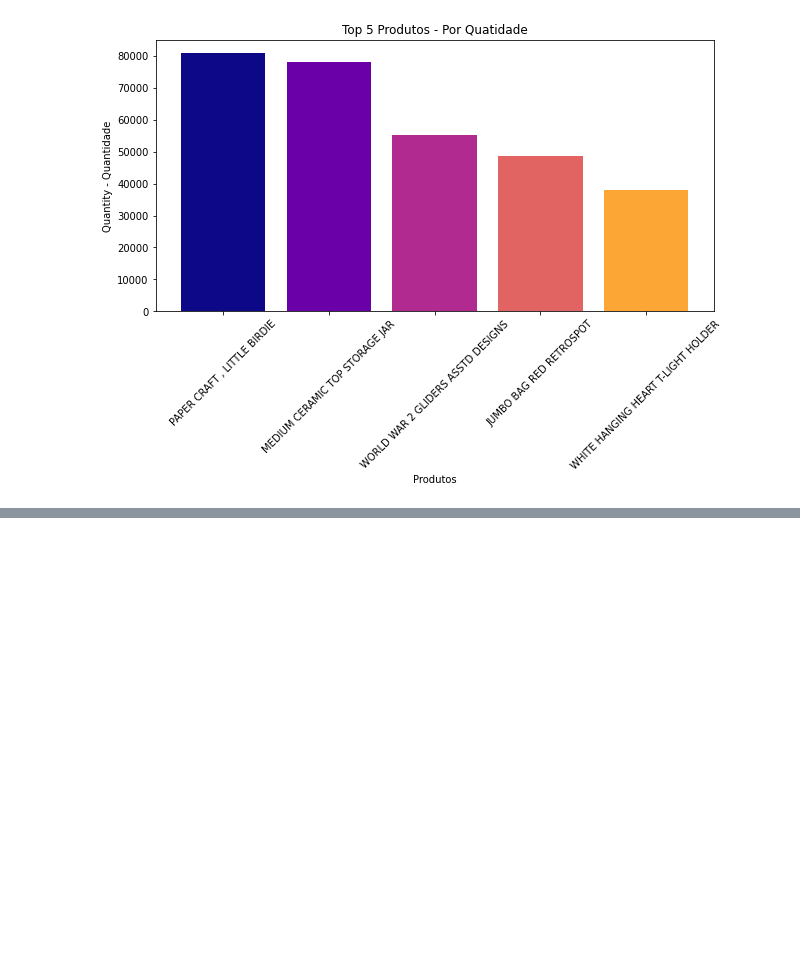
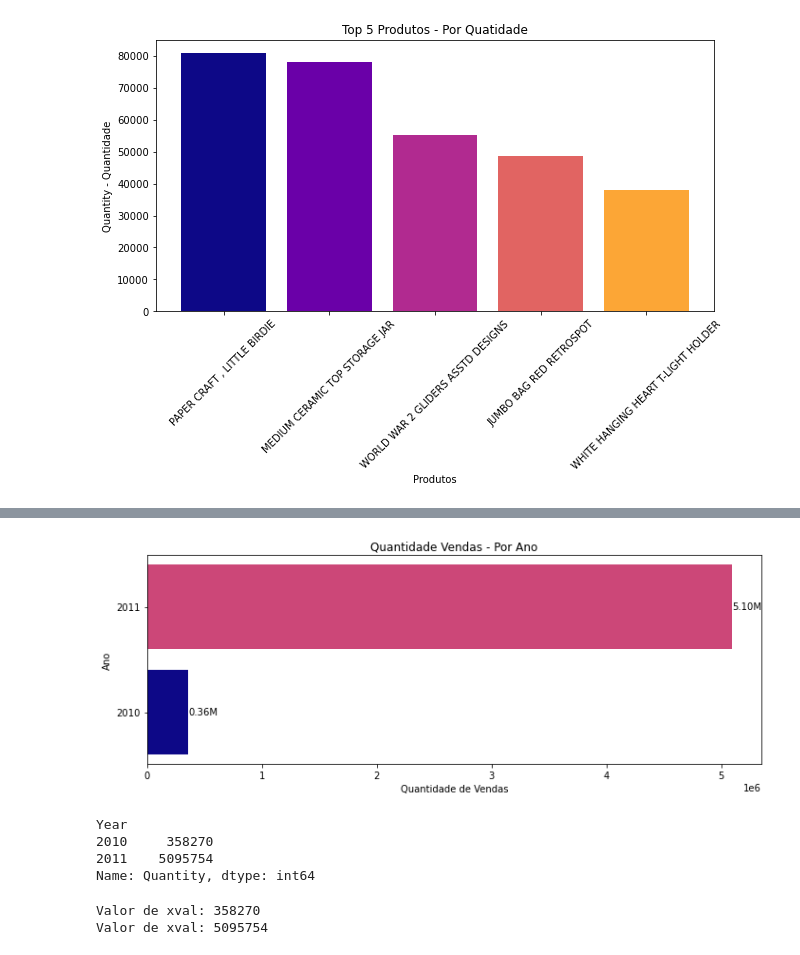
Before and after one commit to Franklin-Souza/portfolio, a Jupyter notebook: Projeto-1_Online_Retail.ipynb, the cells around one changed output, grey strips where cells are left out. Cells and saved outputs as stored; diff of their text form; code cells hidden in the pictures; blank space fills up the shorter version.

```diff
--- a/Projeto-1_Online_Retail.ipynb
+++ b/Projeto-1_Online_Retail.ipynb
@@ -222,0 +181,50 @@ df.head()
+# %%
+import matplotlib.pyplot as plt
+
+# Agrupar e somar as quantidades por ano
+quantity_year = df.groupby('Year')['Quantity'].sum()
+
+# Obter os rótulos e valores
+label_quantity_year = quantity_year.index.tolist()  # Converte o índice para uma lista
+values_quantity_year = quantity_year.values
+
+# Criar a figura e o eixo
+fig, ax3 = plt.subplots(1, 1, figsize=(10, 4))
+
+# Gráfico de barras horizontais
+bars = ax3.barh(label_quantity_year, values_quantity_year, color=[plt.cm.plasma(i / 2) for i in range(len(label_quantity_year))])
+
+# Adicionar rótulos de valores nas barras
+for bar in bars:
+    xval = bar.get_width()  # Comprimento da barra (quantidade)
+    label = xval / 1_000_000
+    ax3.text(xval, bar.get_y() + bar.get_height()/2, f'{label:.2f}M', va='center')  # Adiciona duas casas decimais
+
+# Definir título e rótulos dos eixos
+ax3.set_title('Quantidade Vendas - Por Ano')
+ax3.set_xlabel('Quantidade de Vendas')
+ax3.set_ylabel('Ano')
+
+# Definir os ticks do eixo Y para mostrar apenas os anos desejados
+ax3.set_yticks([2010, 2011])  # Apenas 2010 e 2011
+ax3.set_yticklabels([str(year) for year in label_quantity_year], fontsize=10)  # Rotular os anos
+
+plt.tight_layout()
+plt.show()
+# %% [output]
+[figure, added]
+# %%
+print(quantity_year)
+# %% [output]
+Year
+2010     358270
+2011    5095754
+Name: Quantity, dtype: int64
+# %%
+for bar in bars:
+    xval = bar.get_width()
+    print(f"Valor de xval: {xval}")  # Isso imprimirá o valor de cada barra
+    ax3.text(xval, bar.get_y() + bar.get_height()/2, int(xval), va='center')
+# %% [output]
+Valor de xval: 358270
+Valor de xval: 5095754
```
Also changed, not shown: parts of 10 cells of this notebook.
